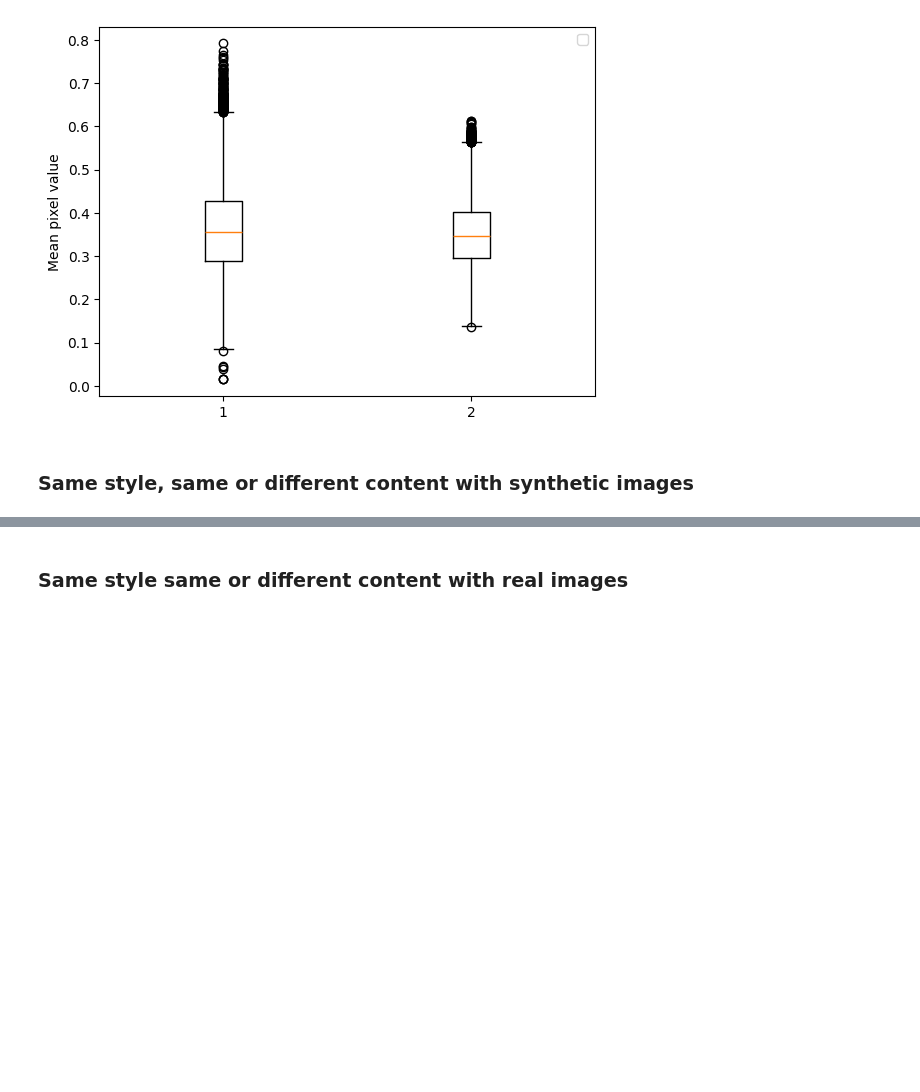
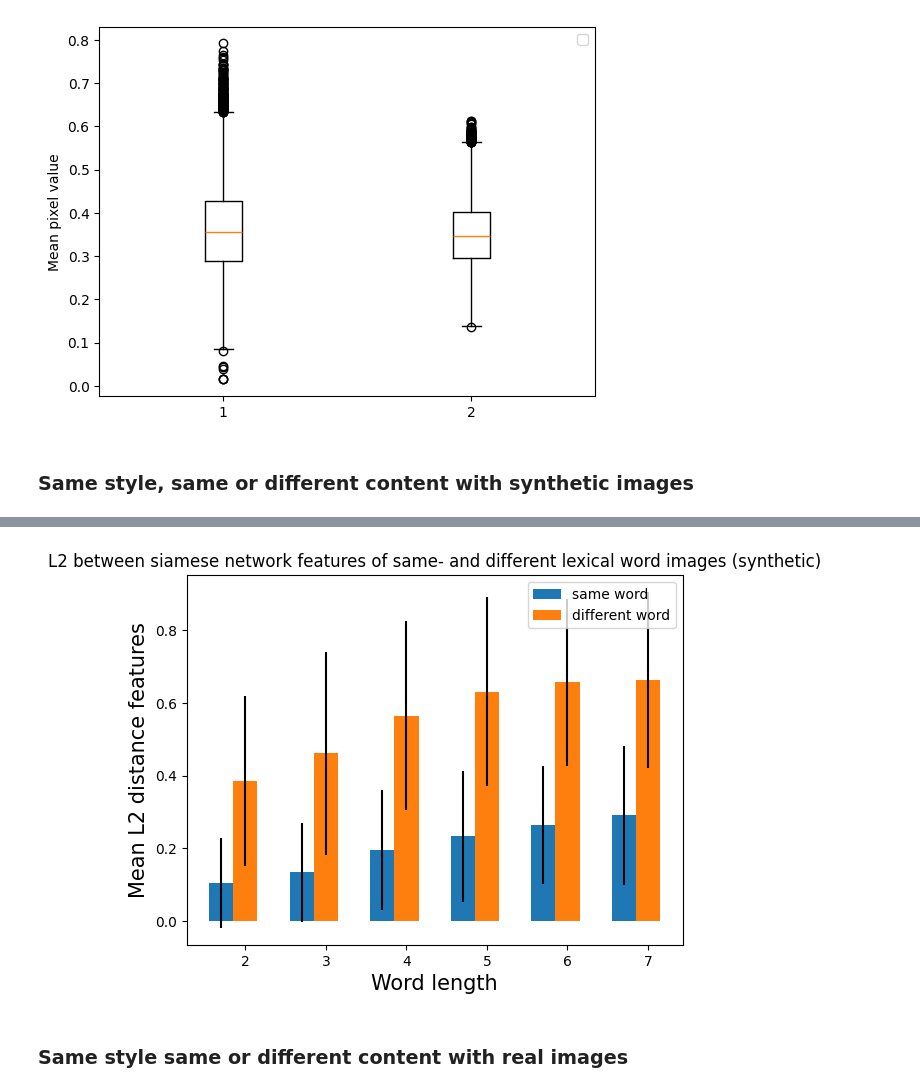
Before and after one commit to Lisa-dk/self-supervised-htr, a Jupyter notebook: small_experiments/style_exp.ipynb, the cells around one changed output, grey strips where cells are left out. Drawn from its saved outputs; the diff is of its cells as text; code cells hidden in the pictures; blank space fills up the shorter version.

```diff
--- a/small_experiments/style_exp.ipynb
+++ b/small_experiments/style_exp.ipynb
@@ -436,3 +485,28 @@ plt.show()
+# %%
+means_per_word_len_same_synth = [np.mean(losses_same_synth[i*100:(i+1)*100]) for i in range(6)]
+means_per_word_len_diff_synth = [np.mean(losses_diff_synth[i*100:(i+1)*100]) for i in range(6)]
+
+std_per_word_len_same_synth = [np.std(losses_same_synth[i*100:(i+1)*100]) for i in range(6)]
+std_per_word_len_diff_synth = [np.std(losses_diff_synth[i*100:(i+1)*100]) for i in range(6)]
+
+barWidth = 0.3
+
+# Set position of bar on X axis
+br1 = np.arange(len(means_per_word_len_same_synth))
+br2 = [x + barWidth for x in br1]
+
+plt.bar(br1, means_per_word_len_same_synth, width=barWidth, yerr = std_per_word_len_same_synth, label="same word")
+plt.bar(br2, means_per_word_len_diff_synth, width=barWidth, yerr = std_per_word_len_diff_synth, label="different word")
+plt.legend()
+plt.xlabel('Word length', fontsize = 15)
+plt.ylabel('Mean L2 distance features', fontsize = 15)
+plt.xticks([r + barWidth for r in range(len(means_per_word_len_same_synth))],
+        ['2', '3', '4', '5', '6', '7'])
+plt.title("L2 between siamese network features of same- and different lexical word images (synthetic)")
+plt.savefig(f"./{loss_name}_loss_data_synth_dff-barplot.png", dpi=300, bbox_inches="tight")
+plt.show()
+# %% [output]
+[figure, added]
 # %%
 # np.save('./losses_samesynth.npy', losses_same_synth)
 # np.save('./losses_diffsynth.npy', losses_diff_synth)
```
Also changed, not shown: parts of 7 cells of this notebook, 5 other files.
